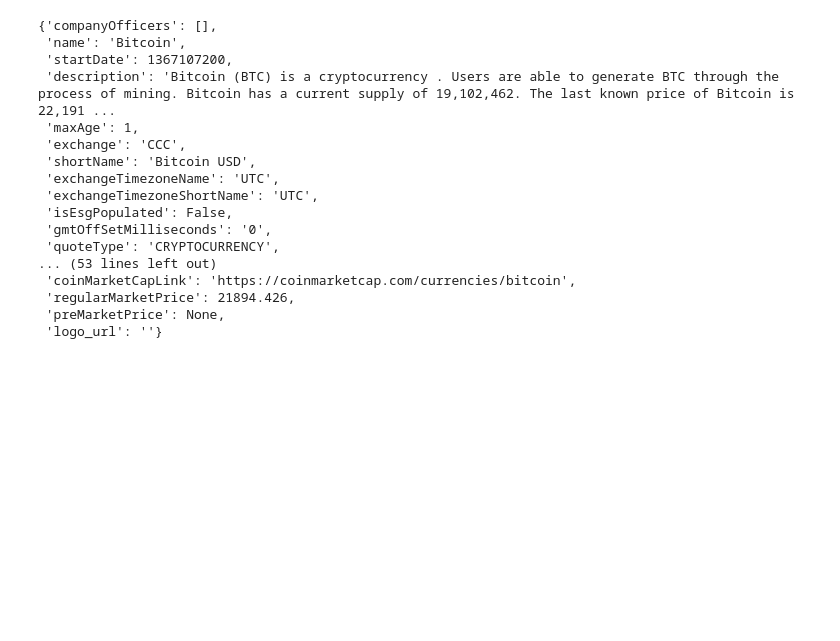
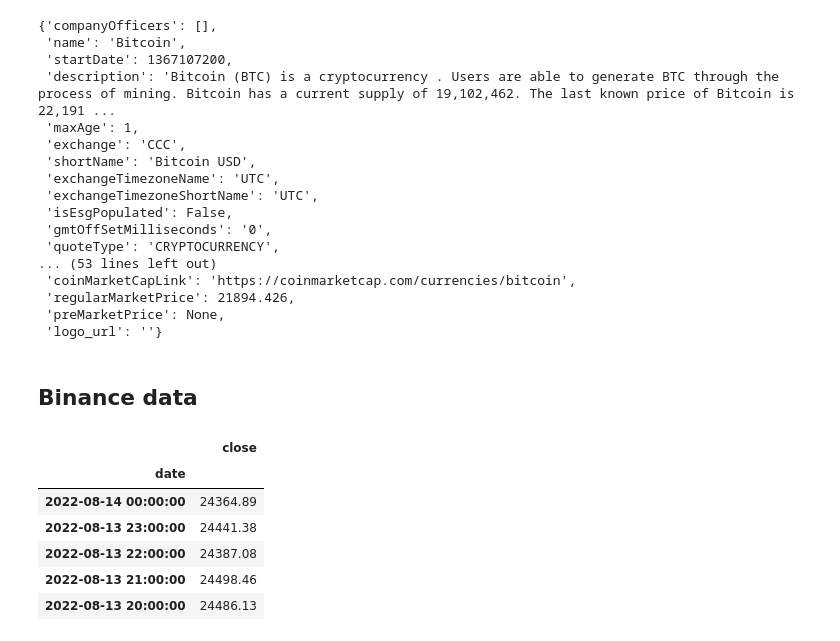
Before and after one commit to Tristan-C-13/modelling-non-stationary-time-series, a Jupyter notebook: random tests/pairs_trading.ipynb, the cells around one changed output. Drawn from its saved outputs; the diff is of its cells as text; code cells hidden in the pictures; blank space fills up the shorter version.

```diff
--- a/random tests/pairs_trading.ipynb
+++ b/random tests/pairs_trading.ipynb
@@ -140,3 +140,5 @@ btc_ticker.info
  'regularMarketPrice': 21894.426,
  'preMarketPrice': None,
  'logo_url': ''}
+# %% [markdown]
+## Binance data
@@ -142,0 +148,10 @@ btc_ticker.info
+# %%
+btc_df.head()
+# %% [output]
+|  | close |
+| date |  |
+| 2022-08-14 00:00:00 | 24364.89 |
+| 2022-08-13 23:00:00 | 24441.38 |
+| 2022-08-13 22:00:00 | 24387.08 |
+| 2022-08-13 21:00:00 | 24498.46 |
+| 2022-08-13 20:00:00 | 24486.13 |
```
Also changed, not shown: parts of 4 cells of this notebook, 2 other files.
